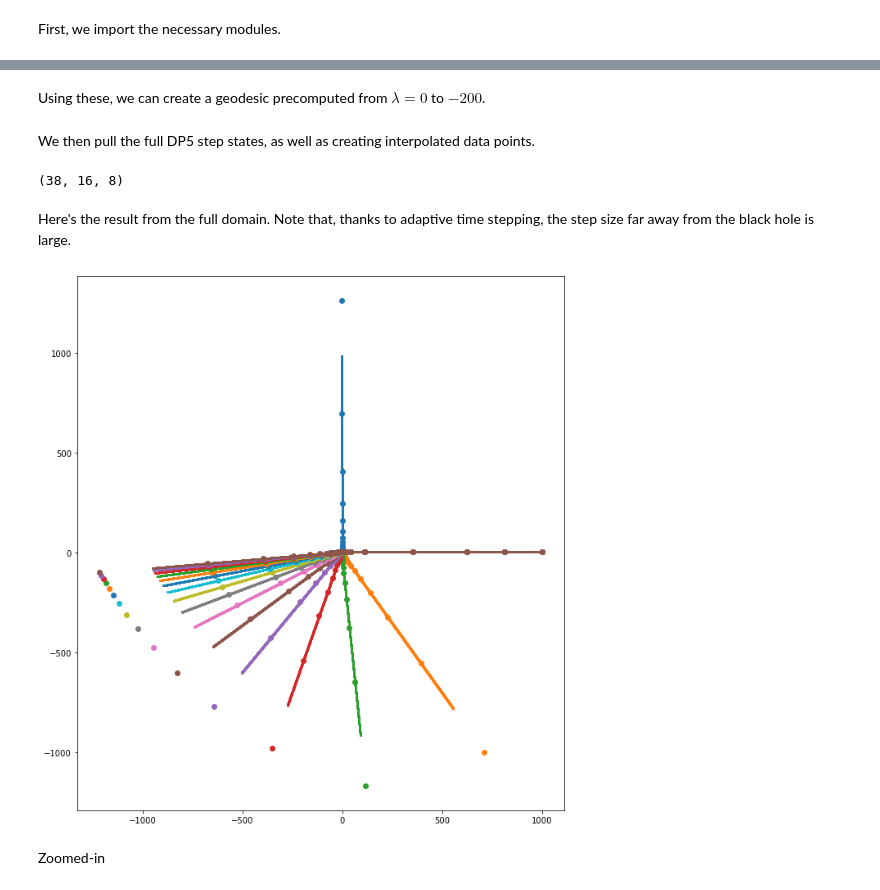
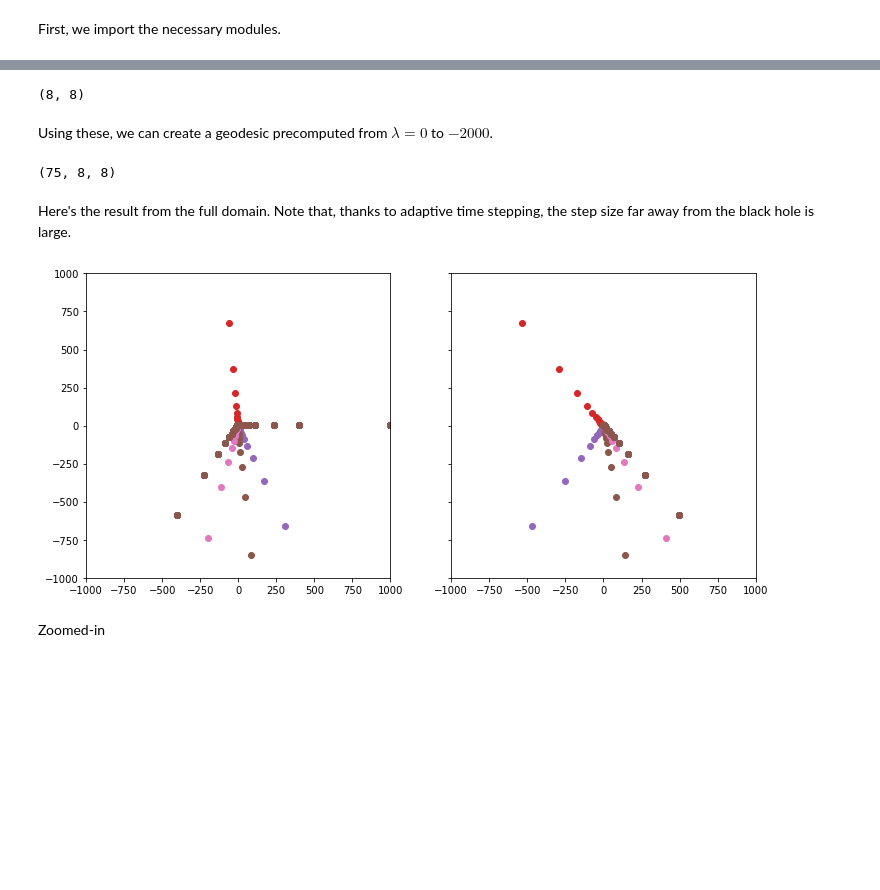
Before and after one commit to adxsrc/fadge, a Jupyter notebook: demos/geode.ipynb, the cells around one changed output, grey strips where cells are left out. Drawn from its saved outputs; the diff is of its cells as text; code cells hidden in the pictures; blank space fills up the shorter version.

```diff
--- a/demos/geode.ipynb
+++ b/demos/geode.ipynb
@@ -14,0 +20,5 @@ from matplotlib   import pyplot as plt
+# %%
+aspin = 0.9
+rp = 1.0 + np.sqrt(1 - aspin * aspin)
+
+print('Outer horizon:', rp)
@@ -32,29 +42,46 @@ WARNING:absl:No GPU/TPU found, falling back to CPU. (Set TF_CPP_MIN_LOG_LEVEL=0
+# %%
+s = []
+for i in range(-4,4):
+    x =            np.array([0,1000,-i,4.9])
+    v = nullify(x, np.array([1,   1, 0,0  ]))
+    s.append(np.concatenate([x, v]))
+s = np.array(s).T
+
+print(s.shape)
+# %% [output]
+(8, 8)
 # %% [markdown]
-Using these, we can create a geodesic precomputed from $\lambda = 0$ to $-200$.
+Using these, we can create a geodesic precomputed from $\lambda = 0$ to $-2000$.
 # %%
-geode = Geode(metric, 0, s, L=-1000)
-geode.solve(-2000)
+geode = Geode(metric, np.array(0.0), s, L=-2000, eqax=[0], filter=run)
-# %% [markdown]
-We then pull the full DP5 step states, as well as creating interpolated data points.
 # %%
-l = np.linspace(0,-2000,20001)
 f = geode.states
+print(f.shape)
+
+l = np.linspace(-900,-1100,2001)
 i = geode(l)
-f.shape
 # %% [output]
-(38, 16, 8)
+(75, 8, 8)
 # %% [markdown]
 Here's the result from the full domain.  Note that, thanks to adaptive time stepping, the step size far away from the black hole is large.
 # %%
-fig, ax = plt.subplots(1,1, figsize=(12,12))
+fig, (ax1, ax2) = plt.subplots(1,2, figsize=(12,12), sharey=True)
 
 for j in range(16):
-    ax.scatter(f[:,j,1], f[:,j,3],      color=f'C{j}')
-    ax.scatter(i[:,j,1], i[:,j,3], s=1, color=f'C{j}')
+    ax1.scatter(f[:,1,j], f[:,3,j],      color=f'C{j}')
+    ax1.scatter(i[:,1,j], i[:,3,j], s=1, color=f'C{j}')
+    ax2.scatter(f[:,2,j], f[:,3,j],      color=f'C{j}')
+    ax2.scatter(i[:,2,j], i[:,3,j], s=1, color=f'C{j}')
 
-ax.set_aspect('equal')
+ax1.set_xlim(-1000,1000)
+ax1.set_ylim(-1000,1000)
+ax1.set_aspect('equal')
+
+ax2.set_xlim(-1000,1000)
+ax2.set_ylim(-1000,1000)
+ax2.set_aspect('equal')
 # %% [output]
-[figure, old version]
+[figure, new version]
 # %% [markdown]
 Zoomed-in
 # %%
```
Also changed, not shown: parts of 7 cells of this notebook.
